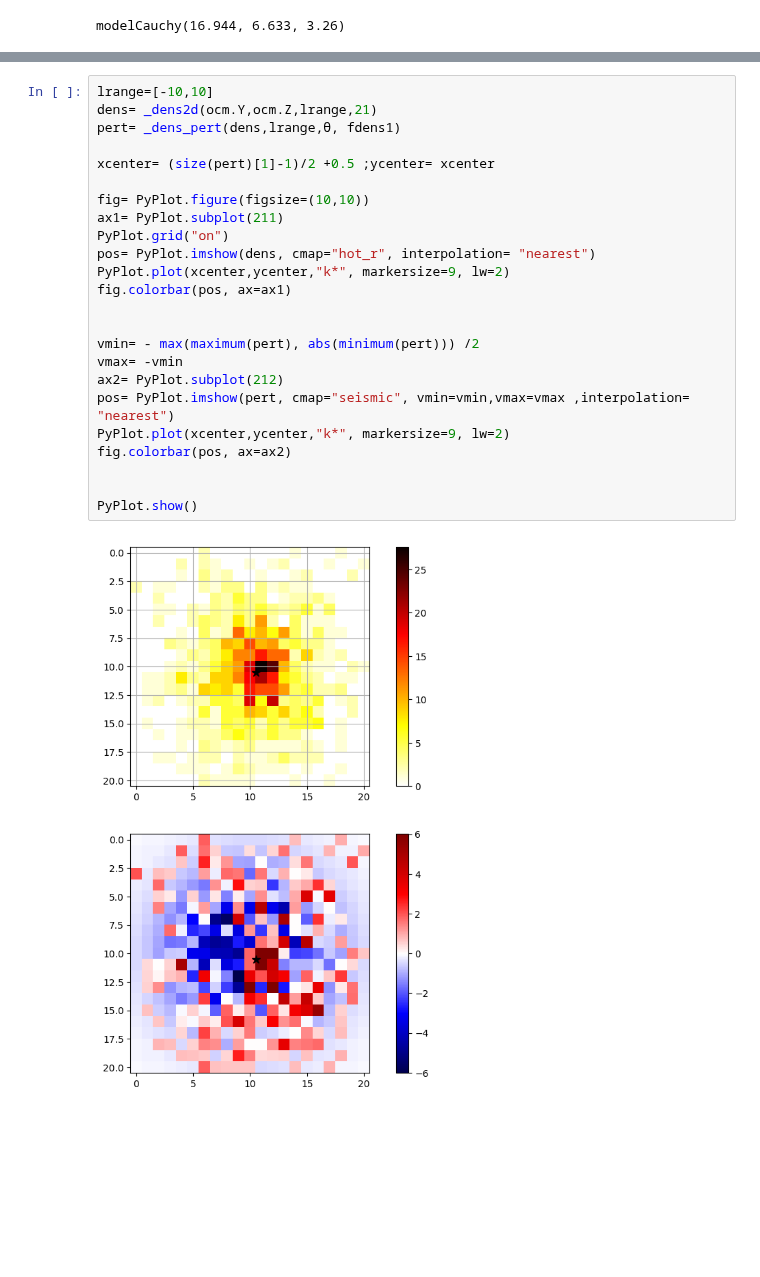
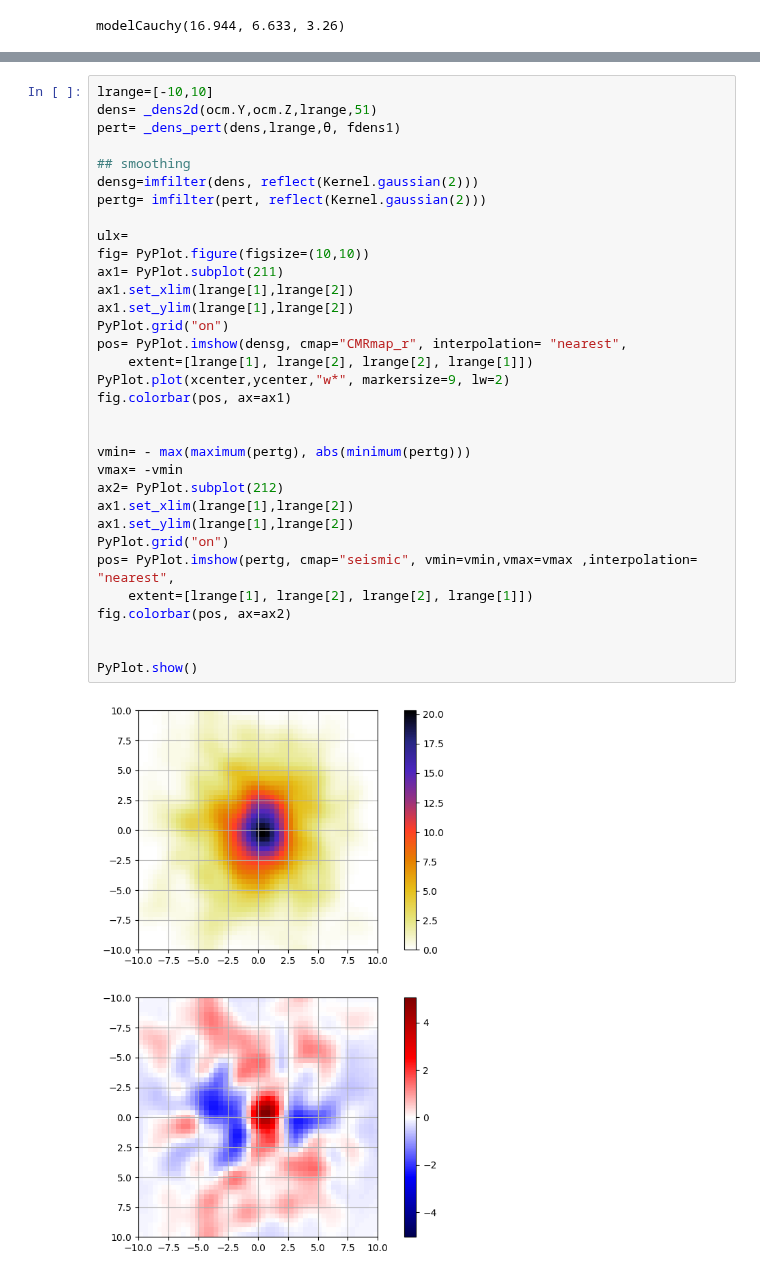
Before and after one commit to bosscha/gaia-shock, a Jupyter notebook: notebooks/analysis/perturbation-markers.ipynb, the cells around one changed output, grey strips where cells are left out. Cells and saved outputs as stored; diff of their text form; blank space fills up the shorter version.

```diff
--- a/notebooks/analysis/perturbation-markers.ipynb
+++ b/notebooks/analysis/perturbation-markers.ipynb
@@ -357,27 +370,36 @@ end
 _dens_pert (generic function with 1 method)
 # %%
 lrange=[-10,10]
-dens= _dens2d(ocm.Y,ocm.Z,lrange,21)
+dens= _dens2d(ocm.Y,ocm.Z,lrange,51)
 pert= _dens_pert(dens,lrange,θ, fdens1)
 
-xcenter= (size(pert)[1]-1)/2 +0.5 ;ycenter= xcenter
+## smoothing
+densg=imfilter(dens, reflect(Kernel.gaussian(2)))
+pertg= imfilter(pert, reflect(Kernel.gaussian(2)))
 
+ulx=
 fig= PyPlot.figure(figsize=(10,10))
 ax1= PyPlot.subplot(211)
+ax1.set_xlim(lrange[1],lrange[2])
+ax1.set_ylim(lrange[1],lrange[2])
 PyPlot.grid("on")
-pos= PyPlot.imshow(dens, cmap="hot_r", interpolation= "nearest")
-PyPlot.plot(xcenter,ycenter,"k*", markersize=9, lw=2)
+pos= PyPlot.imshow(densg, cmap="CMRmap_r", interpolation= "nearest",
+    extent=[lrange[1], lrange[2], lrange[2], lrange[1]])
+PyPlot.plot(xcenter,ycenter,"w*", markersize=9, lw=2)
 fig.colorbar(pos, ax=ax1)
 
 
-vmin= - max(maximum(pert), abs(minimum(pert))) /2
+vmin= - max(maximum(pertg), abs(minimum(pertg)))
 vmax= -vmin
 ax2= PyPlot.subplot(212)
-pos= PyPlot.imshow(pert, cmap="seismic", vmin=vmin,vmax=vmax ,interpolation= "nearest")
-PyPlot.plot(xcenter,ycenter,"k*", markersize=9, lw=2)
+ax1.set_xlim(lrange[1],lrange[2])
+ax1.set_ylim(lrange[1],lrange[2])
+PyPlot.grid("on")
+pos= PyPlot.imshow(pertg, cmap="seismic", vmin=vmin,vmax=vmax ,interpolation= "nearest",
+    extent=[lrange[1], lrange[2], lrange[2], lrange[1]])
 fig.colorbar(pos, ax=ax2)
 
 
 PyPlot.show()
 # %% [output]
-[figure, old version]
+[figure, new version]
```
Also changed, not shown: parts of 3 cells of this notebook.
